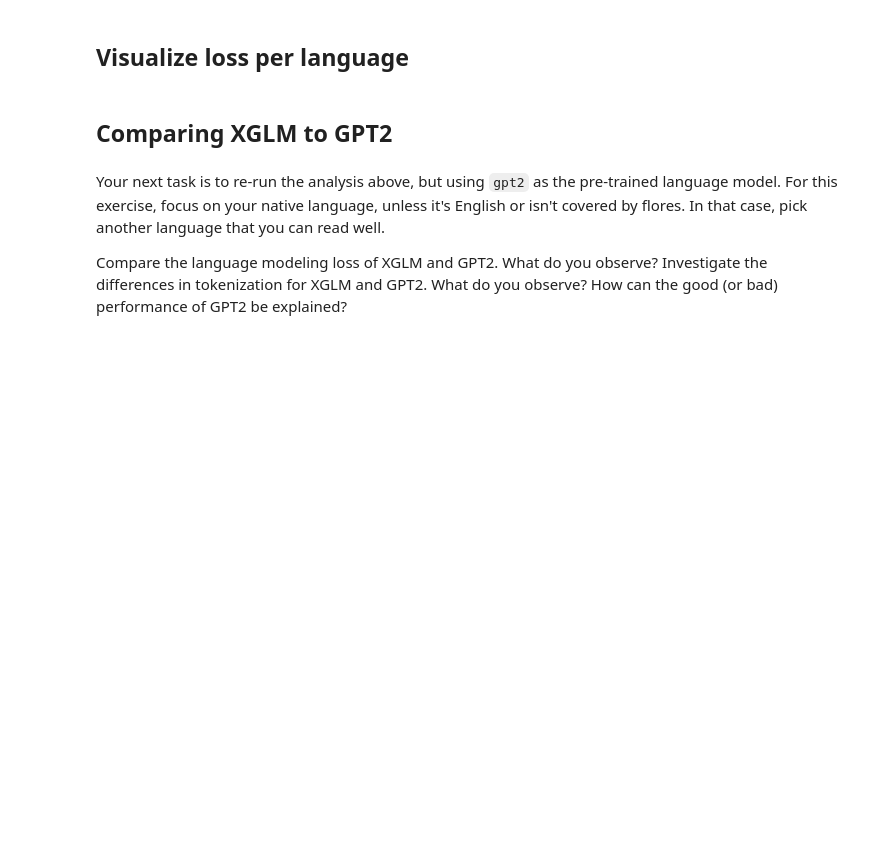
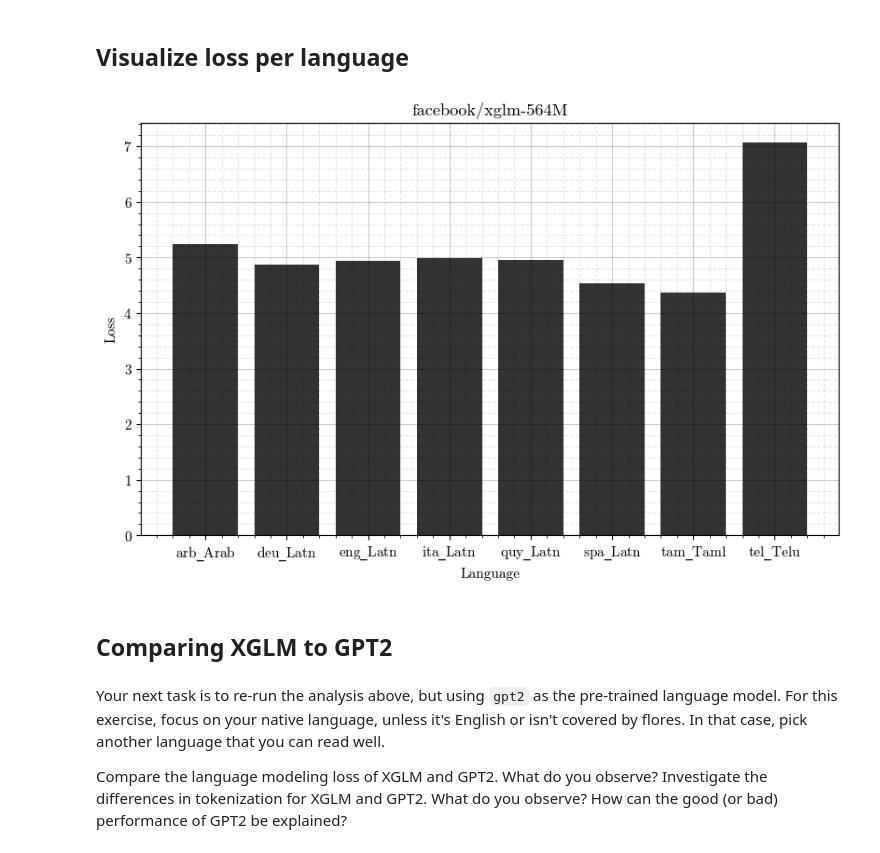
Before and after one commit to Kanakanajm/nnti, a Jupyter notebook: NNTIProject/notebooks/task1.ipynb, the cells around one changed output. Saved outputs shown, nothing was run; the diff lists cells and outputs as text; code cells hidden in the pictures; blank space fills up the shorter version.

```diff
--- a/NNTIProject/notebooks/task1.ipynb
+++ b/NNTIProject/notebooks/task1.ipynb
@@ -486,9 +591,9 @@ def cross_entropy_loss(logits: torch.Tensor, labels: torch.Tensor, attention_mas
 # test cross-entropy loss on a sample
 
 # unsqueeze(0) is used to add batch dimension, so that dimension match the expected model input
-inputs = tokenized_sample["input_ids"].unsqueeze(0).to(device)
+inputs = tokenized_sample["input_ids"].unsqueeze(0).to(TORCH_DEVICE)
 labels = (
-    tokenized_sample["input_ids"].clone().to(device)
+    tokenized_sample["input_ids"].clone().to(TORCH_DEVICE)
 )  # Using clone() to prevent the following in-place modification
 
 # Identify padding token IDs in labels and set them to -100
@@ -496,8 +601,8 @@ labels = (
 if IGNORE_PADDING_TOKEN_INT and tokenizer.pad_token_id is not None:
     labels[labels == tokenizer.pad_token_id] = IGNORE_PADDING_TOKEN_INT
 
-labels = labels.unsqueeze(0).to(device)
-attention_mask = tokenized_sample["attention_mask"].unsqueeze(0).to(device)
+labels = labels.unsqueeze(0).to(TORCH_DEVICE)
+attention_mask = tokenized_sample["attention_mask"].unsqueeze(0).to(TORCH_DEVICE)
 
 # torch.inference_mode() is now preferred over torch.no_grad().
 # See: https://discuss.pytorch.org/t/pytorch-torch-no-grad-vs-torch-inference-mode/134099/2?u=timgianitsos
@@ -587,39 +700,29 @@ with open(
 # %% [markdown]
 ## Visualize loss per language
-# %%
-# load the variable `losses` from the json file if it doesn't exist
-try:
-    # check if `losses` is defined and has data
-    if not 'losses' in locals() or not losses:
-        raise NameError  # Trigger the exception if not defined or empty
-except NameError:
-    # if `losses` is not defined or is empty, load it from the JSON file, if it exists
-    # if the JSON file does not exists, then nothing will be loaded, therefore the
-    # `Load Model` cells must be ran
-    if os.path.exists(f"../cache/losses/{losses_filename}"):
-        with open(f"../cache/losses/{losses_filename}", "r") as f:
-            losses = json.load(f)
 # %%
 # create a figure
 fig, axes = plt.subplots(figsize=(8, 5))
 
 # create a bar plot for each language
 x = np.arange(len(LANGUAGES))
 y = [np.mean(losses[_][SPLIT_TO_PLOT]) for _ in LANGUAGES]
 
-axes.bar(x, y)
+axes.bar(x, y, color="k", alpha=0.8)
 
 fig.tight_layout()
 
 # format plot
 axes.set_xlabel("Language") # x-axis label
 axes.set_xticks(range(len(LANGUAGES))) # x-axis ticks
-axes.set_xticklabels(losses.keys()) # x-axis tick labels
+xlabels_for_plot = [label.replace("_", "$\mathrm{\_}$") for label in losses.keys()]
+axes.set_xticklabels(xlabels_for_plot) # x-axis tick labels
 axes.set_ylabel("Loss") # y-axis label
 axes.set_title(MODEL_NAME); # title
 axes.grid(True, which='major', color='k', linestyle='-', alpha=0.2)
 axes.grid(True, which='minor', color='k', linestyle='--', alpha=0.1)
 axes.minorticks_on()
+# %% [output]
+[figure, added]
 # %% [markdown]
 ## Comparing XGLM to GPT2
 # %% [markdown]
```
Also changed, not shown: parts of 10 cells of this notebook.
